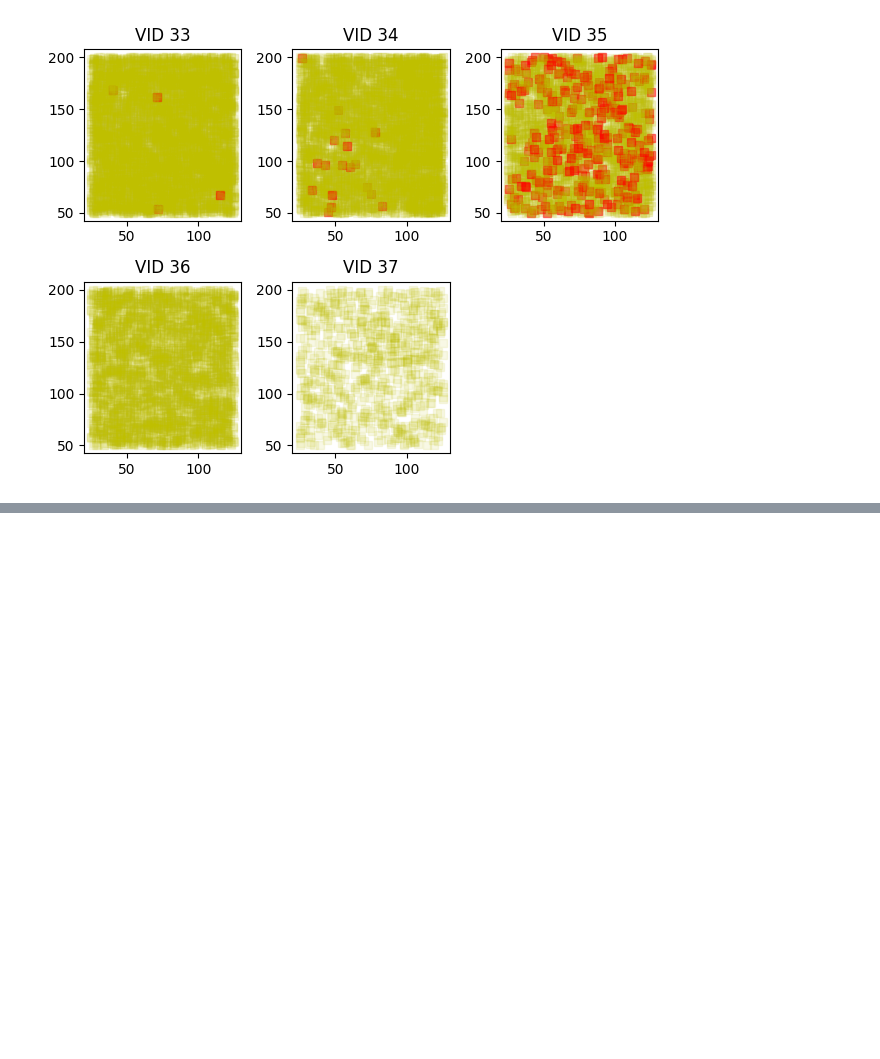
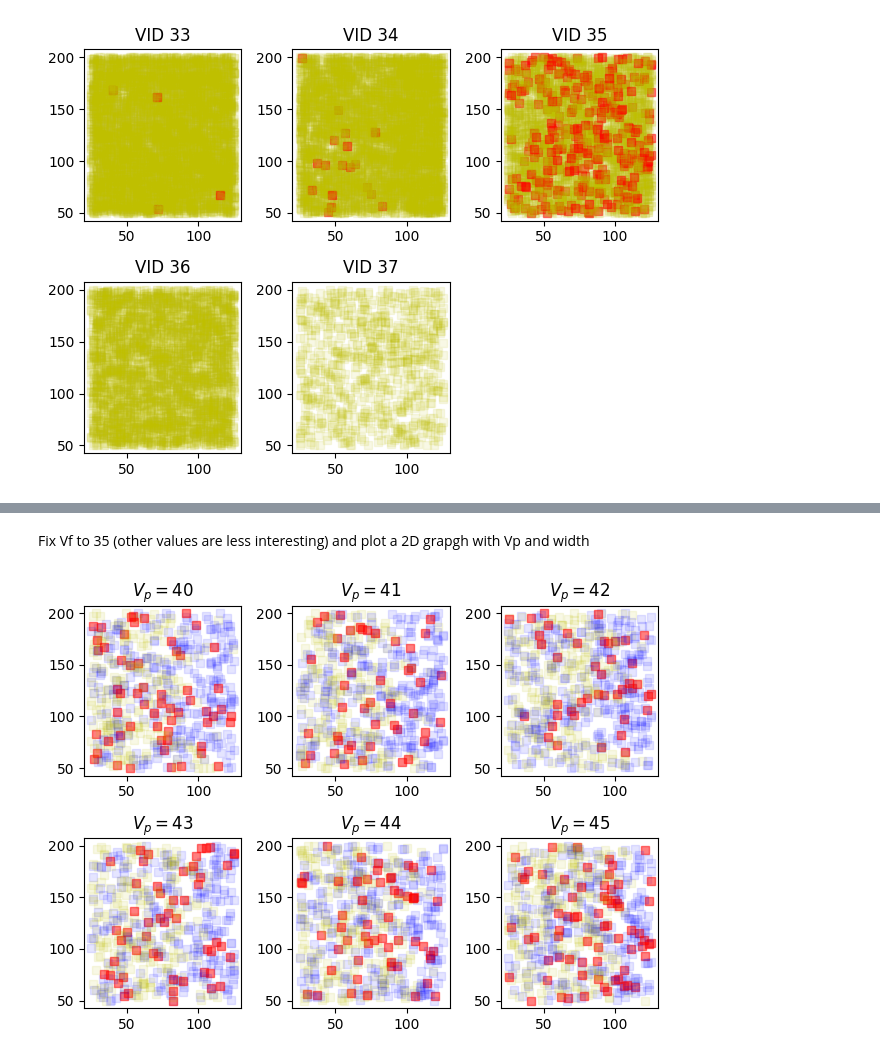
Before and after one commit to ceres-c/VU-Thesis, a Jupyter notebook: notebooks/plot_from_db.ipynb, the cells around one changed output, grey strips where cells are left out. Saved outputs shown, nothing was run; the diff lists cells and outputs as text; code cells hidden in the pictures; blank space fills up the shorter version.

```diff
--- a/notebooks/plot_from_db.ipynb
+++ b/notebooks/plot_from_db.ipynb
@@ -77,0 +147,47 @@ Results:
+# %%
+%matplotlib inline
+fig_vp_vf, ax_vp_vf = plt.subplots()
+
+for i, row in enumerate(rows):
+	[ext_offset, width, prep_voltage, prep_voltage, result_name, data, successes, result_a, result_b] = row
+	result = GlitchResult[result_name]
+
+	# if result in [GlitchResult.NORMAL, GlitchResult.SUCCESS, GlitchResult.HALF_SUCCESS]:
+	if result == GlitchResult.HALF_SUCCESS:
+		ax_vp_vf.plot(prep_voltage, prep_voltage, 'sy', alpha=0.1)
+	elif result == GlitchResult.SUCCESS:
+		ax_vp_vf.plot(prep_voltage, prep_voltage, 'sr', alpha=0.5)
+# %% [markdown]
+Fix Vf to 35 (other values are less interesting) and plot a 2D grapgh with Vp and width
+# %%
+%matplotlib inline
+
+c.execute(f'SELECT * FROM {TABLE} WHERE voltage = 35')
+rows_vp_35 = c.fetchall()
+
+c.execute(f'SELECT DISTINCT prep_voltage FROM {TABLE}')
+prep_voltages = [v for (v,) in c.fetchall()]
+prep_voltages.sort()
+
+col_num = ceil(sqrt(len(prep_voltages)))
+row_num = ceil(len(prep_voltages) / col_num)
+
+fig_vp = plt.figure(layout="tight")
+axs_vp = {}
+for i, prep_voltage in enumerate(prep_voltages):
+	axs_vp[prep_voltage] = fig_vp.add_subplot(row_num, col_num, i+1)
+	axs_vp[prep_voltage].set_title(f'$V_p = {prep_voltage}$')
+
+for i, row in enumerate(rows_vp_35):
+	[ext_offset, width, prep_voltage, prep_voltage, result_name, data, successes, result_a, result_b] = row
+	result = GlitchResult[result_name]
+
+	# if result in [GlitchResult.NORMAL, GlitchResult.SUCCESS, GlitchResult.HALF_SUCCESS]:
+	if result == GlitchResult.HALF_SUCCESS:
+		axs_vp[prep_voltage].plot(width, ext_offset, 'sy', alpha=0.1)
+	elif result == GlitchResult.SUCCESS:
+		axs_vp[prep_voltage].plot(width, ext_offset, 'sr', alpha=0.5)
+	elif result in [GlitchResult.BROKEN, GlitchResult.RESET]:
+		axs_vp[prep_voltage].plot(width, ext_offset, 'sb', alpha=0.1)
+# %% [output]
+[figure, added]
```
Also changed, not shown: parts of 6 cells of this notebook, 3 other files.
